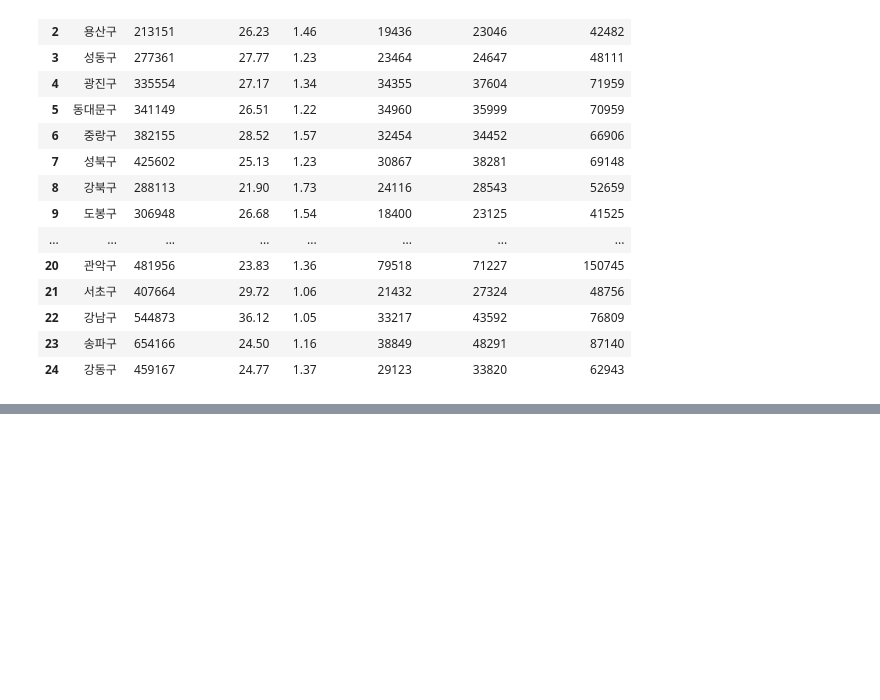
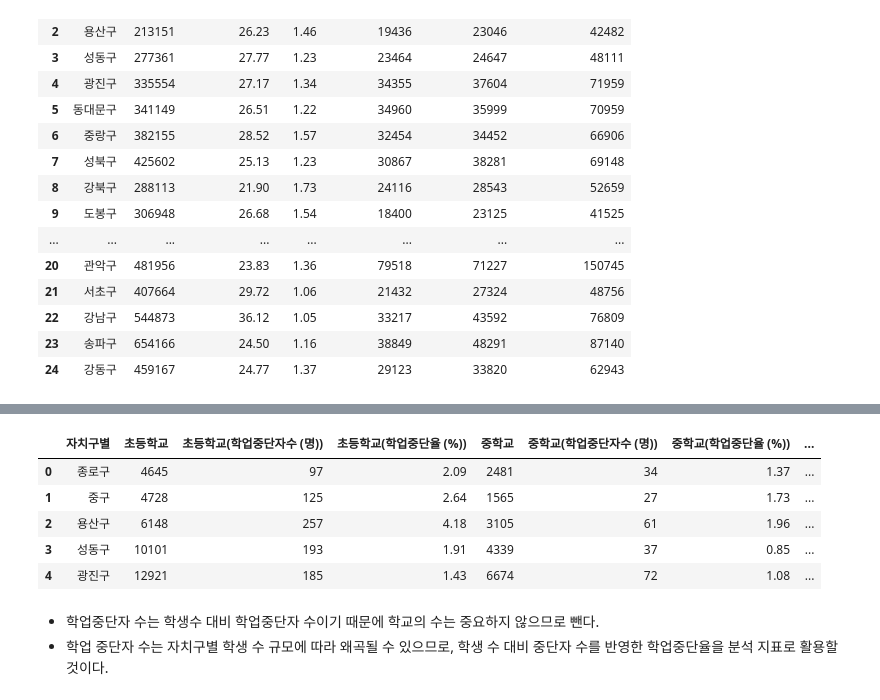
Before and after one commit to CityCrimeResearch/MidProject, a Jupyter notebook: ipynbTest/Junhyeok/정규화.ipynb, the cells around one changed output, grey strips where cells are left out. Saved outputs shown, nothing was run; the diff lists cells and outputs as text; code cells hidden in the pictures; blank space fills up the shorter version.

```diff
--- a/ipynbTest/Junhyeok/정규화.ipynb
+++ b/ipynbTest/Junhyeok/정규화.ipynb
@@ -235,0 +251,15 @@ merged2_df.to_csv('members/조준혁/합친거2.csv', encoding='utf-8-sig', inde
+# %%
+# csv 불러올때 부터 실수한 것 같다.
+# 인덱스 지워준다.
+df_dropout.drop('Unnamed: 0', axis=1, inplace=True)
+df_dropout.head()
+# %% [output]
+|  | 자치구별 | 초등학교 | 초등학교(학업중단자수 (명)) | 초등학교(학업중단율 (%)) | 중학교 | 중학교(학업중단자수 (명)) | 중학교(학업중단율 (%)) | ... |
+| 0 | 종로구 | 4645 | 97 | 2.09 | 2481 | 34 | 1.37 | ... |
+| 1 | 중구 | 4728 | 125 | 2.64 | 1565 | 27 | 1.73 | ... |
+| 2 | 용산구 | 6148 | 257 | 4.18 | 3105 | 61 | 1.96 | ... |
+| 3 | 성동구 | 10101 | 193 | 1.91 | 4339 | 37 | 0.85 | ... |
+| 4 | 광진구 | 12921 | 185 | 1.43 | 6674 | 72 | 1.08 | ... |
+# %% [markdown]
+- 학업중단자 수는 학생수 대비 학업중단자 수이기 때문에 학교의 수는 중요하지 않으므로 뺀다.
+- 학업 중단자 수는 자치구별 학생 수 규모에 따라 왜곡될 수 있으므로, 학생 수 대비 중단자 수를 반영한 학업중단율을 분석 지표로 활용할 것이다.
```
Also changed, not shown: parts of 13 cells of this notebook, 2 other files.
